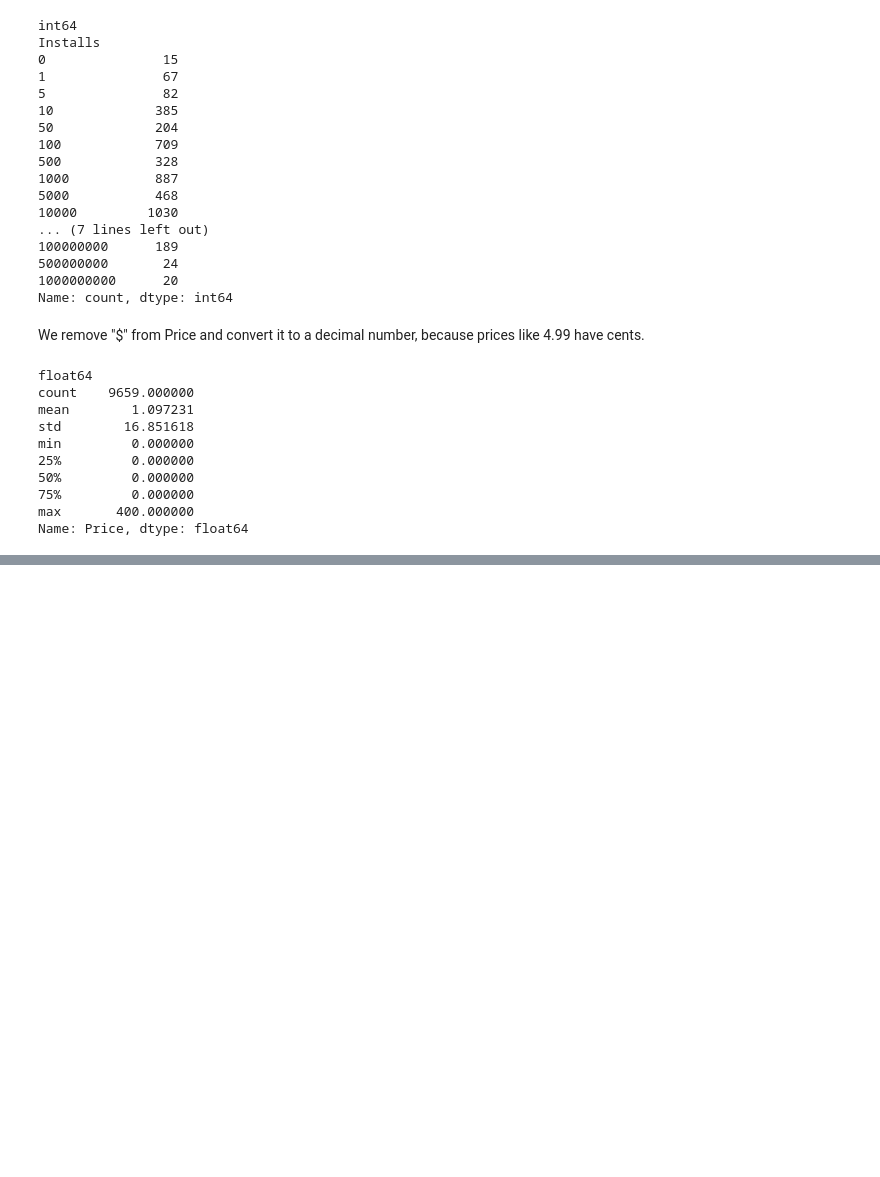
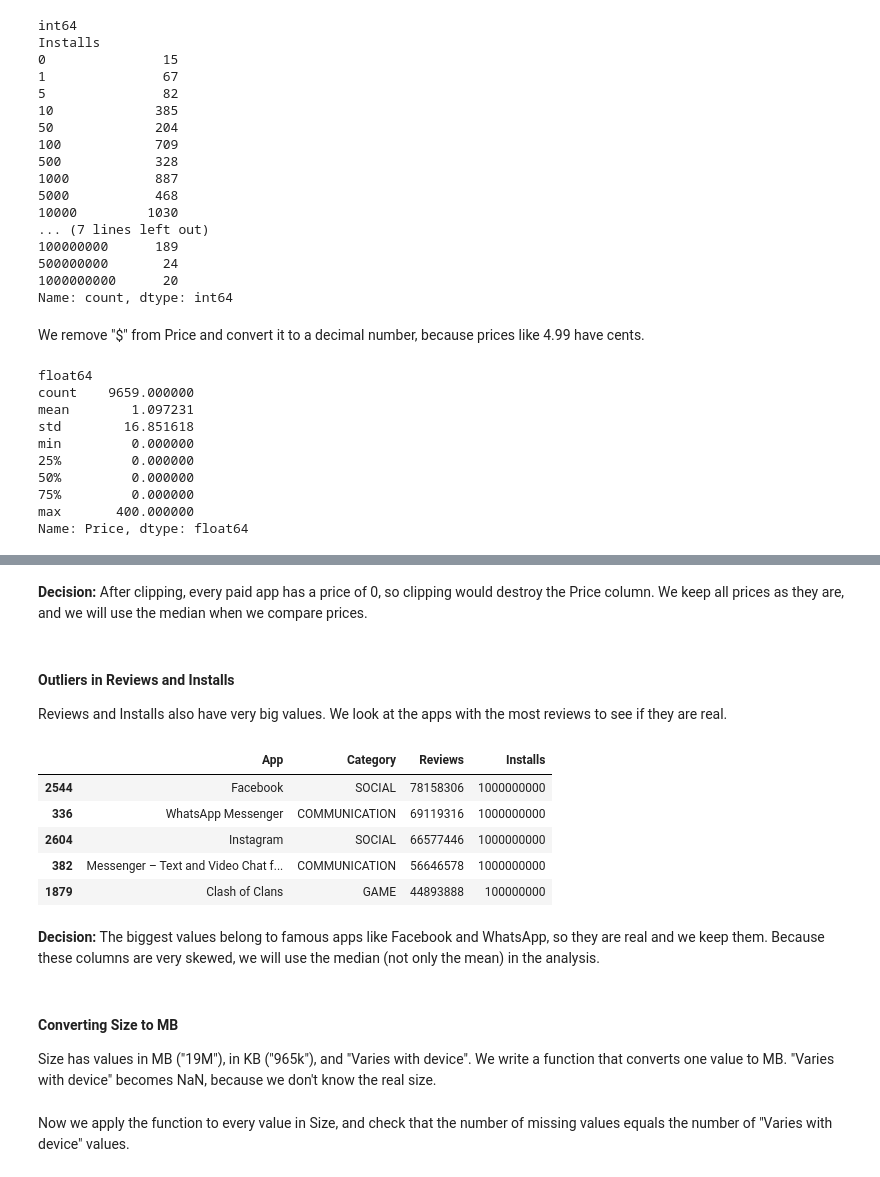
Before and after one commit to ahmed2sadeq/google-play-apps-analysis, a Jupyter notebook: project.ipynb, the cells around one changed output, grey strips where cells are left out. Saved outputs shown, nothing was run; the diff lists cells and outputs as text; code cells hidden in the pictures; blank space fills up the shorter version.

```diff
--- a/project.ipynb
+++ b/project.ipynb
@@ -390,0 +466,19 @@ Name: Price, dtype: float64
+# %% [markdown]
+**Decision:** After clipping, every paid app has a price of 0, so clipping would destroy the Price column. We keep all prices as they are, and we will use the median when we compare prices.
+# %% [markdown]
+#### Outliers in Reviews and Installs
+Reviews and Installs also have very big values. We look at the apps with the most reviews to see if they are real.
+# %%
+df_apps.sort_values('Reviews', ascending=False)[['App', 'Category', 'Reviews', 'Installs']].head(5)
+# %% [output]
+|  | App | Category | Reviews | Installs |
+| 2544 | Facebook | SOCIAL | 78158306 | 1000000000 |
+| 336 | WhatsApp Messenger | COMMUNICATION | 69119316 | 1000000000 |
+| 2604 | Instagram | SOCIAL | 66577446 | 1000000000 |
+| 382 | Messenger – Text and Video Chat f... | COMMUNICATION | 56646578 | 1000000000 |
+| 1879 | Clash of Clans | GAME | 44893888 | 100000000 |
+# %% [markdown]
+**Decision:** The biggest values belong to famous apps like Facebook and WhatsApp, so they are real and we keep them. Because these columns are very skewed, we will use the median (not only the mean) in the analysis.
+# %% [markdown]
+#### Converting Size to MB
+Size has values in MB ("19M"), in KB ("965k"), and "Varies with device". We write a function that converts one value to MB. "Varies with device" becomes NaN, because we don't know the real size.
@@ -390,0 +496,2 @@ Name: Price, dtype: float64
+# %% [markdown]
+Now we apply the function to every value in Size, and check that the number of missing values equals the number of "Varies with device" values.
```
Also changed, not shown: parts of 36 cells of this notebook, 1 other file.
